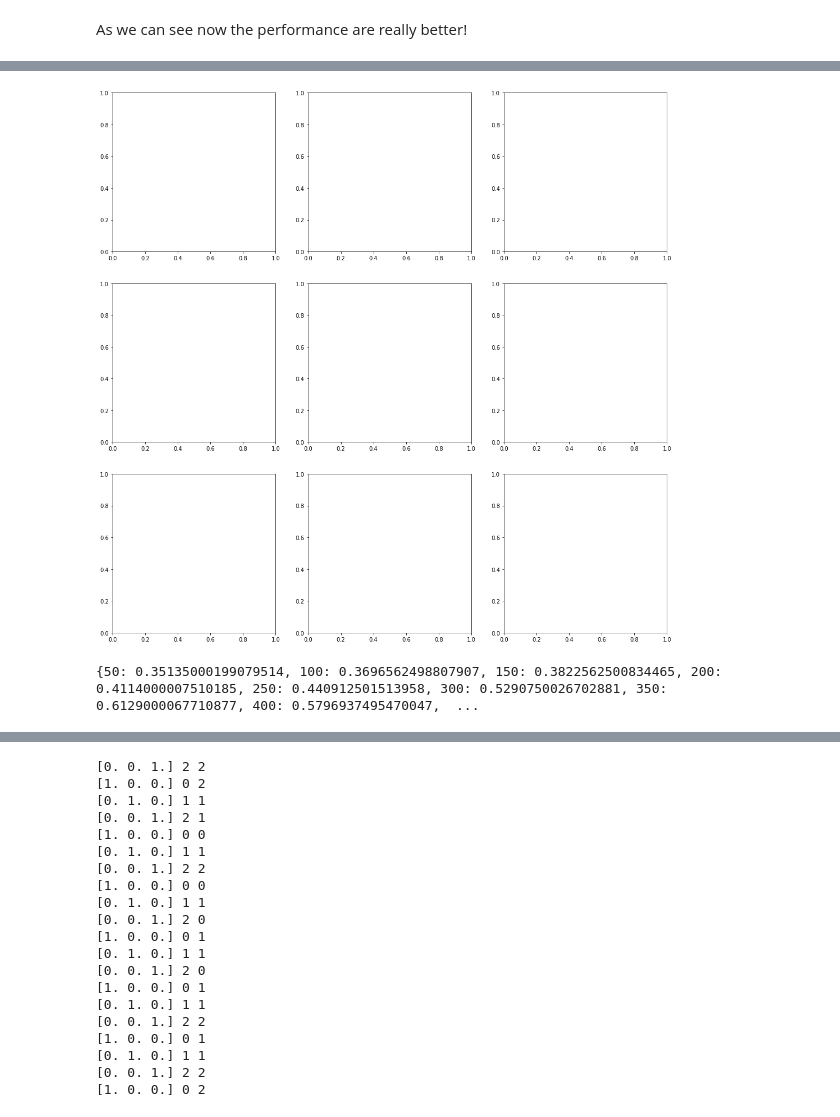
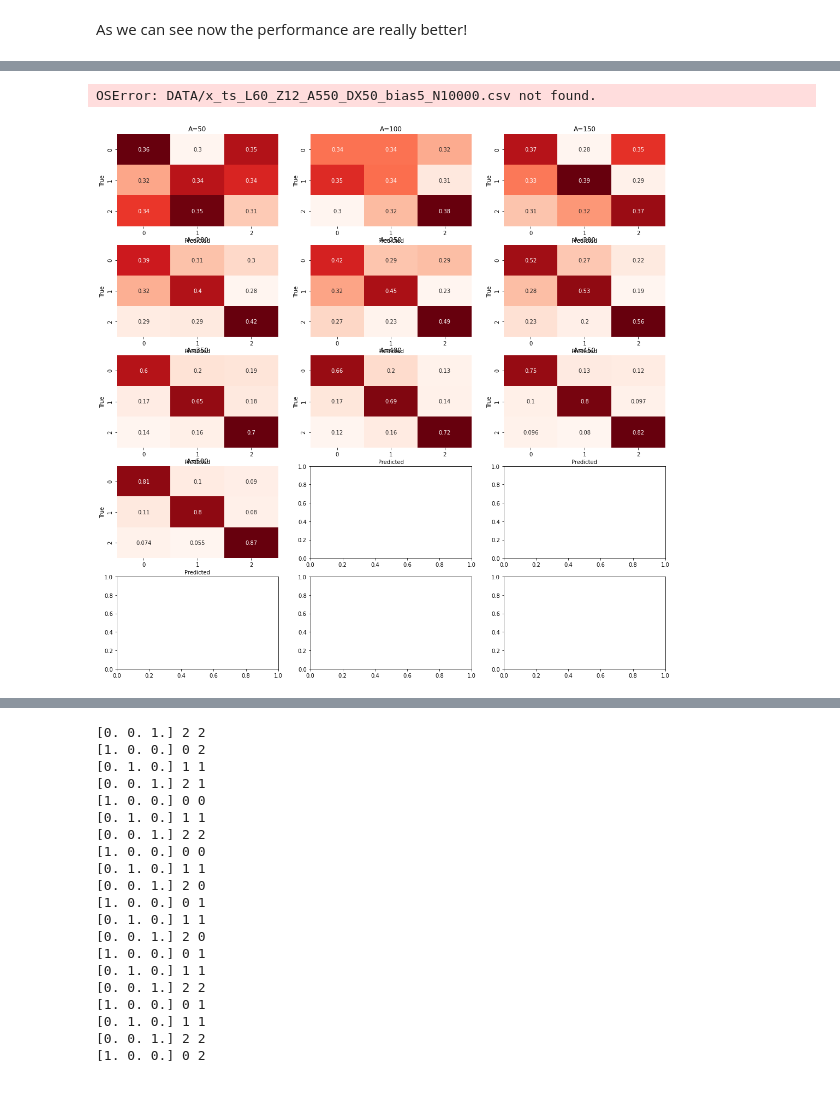
Before and after one commit to giuliacampesan/UniversityAssignments, a Jupyter notebook: 03_week/LoCPdown_Exercise3.ipynb, the cells around one changed output, grey strips where cells are left out. Saved outputs shown, nothing was run; the diff lists cells and outputs as text; code cells hidden in the pictures.

```diff
--- a/03_week/LoCPdown_Exercise3.ipynb
+++ b/03_week/LoCPdown_Exercise3.ipynb
@@ -187,16 +195,30 @@ plt.show()
-# %%
-fig, ((ax0,ax1,ax2),(ax3,ax4,ax5),(ax6,ax7,ax8)) = plt.subplots(3, 3, figsize=(18,18))
-axs = [ax0,ax1,ax2,ax3,ax4,ax5,ax6,ax7,ax8]
-# %% [output]
-[figure, removed]
 # %%
 from tqdm import tqdm
 
-Ass = np.arange(50,500,50)
+fig, ax = plt.subplots(5, 3, figsize=(18,18))
+As = np.arange(50,550,50)
 scores = {}
-idx = 0
-for a in tqdm(Ass):
-    str0 = f'ts_L60_Z12_A{a}_DX50_bias5_N10000'
+
+for a in tqdm(range(len((As)))):
+
+    #if statements to define the grid for the subplots
+    if a < 3:
+        i = 0
+        j = a
+    elif a < 6:
+        i = 1
+        j = a-3
+    elif a < 9:
+        i = 2
+        j = a-6
+    elif a < 12:
+        i = 3
+        j = a-9
+    elif a < 15:
+        i = 4
+        j = a-12
+
+    str0 = f'ts_L60_Z12_A{As[a]}_DX50_bias5_N10000'
     fnamex = 'DATA/x_'+str0+'.csv'
     fnamey = 'DATA/y_'+str0+'.csv'
 
@@ -213,41 +235,50 @@ for a in tqdm(Ass):
     N_categ = np.max(categ)+1
     y = np.zeros((N,N_categ))
     for n in range(N):
         y[n][categ[n]] = 1
 
     perc_train = 0.8
     N_train = int(N*perc_train)
     N_val = N - N_train
 
     x_train, y_train = x[:N_train], y[:N_train]
     x_val, y_val = x[N_train:], y[N_train:]
 
     L = len(x[0])
 
     x_train = x_train.reshape(x_train.shape[0],L,1)
     x_val = x_val.reshape(x_val.shape[0],L,1)
     input_shape = (L,1)
 
-
-
+    #at each step of the for loop we recover the initial weights in order to start always from the same model
     model.load_weights('initial.h5')
-    fit = model.fit(x_train, y_train, batch_size=batch_size, epochs=epochs,
-                    validation_data = (x_val,y_val), verbose = 0)
-    scores[a] = np.mean(fit.history['accuracy'][-20:])
+    fit = model.fit(x_train,
+                    y_train,
+                    batch_size = batch_size,
+                    epochs = epochs,
+                    validation_data = (x_val,y_val),
+                    verbose = 0
+                   )
+    scores[As[a]] = np.mean(fit.history['accuracy'][-20:])
 
     y_pred_val  = model.predict(x_val)
     max_y_pred_val = np.argmax(y_pred_val, axis=1)
     max_y_val = np.argmax(y_val, axis=1)
     confusion_Oz = confusion_matrix(max_y_pred_val,max_y_val, normalize='true')
 
-    ax = axs[idx]
-    g = sns.heatmap(confusion_Oz, annot = True, cmap = plt.cm.Reds, cbar=False, fmt = '.2g', ax=ax)
+    g = sns.heatmap(confusion_Oz,
+                    annot = True,
+                    cmap = plt.cm.Reds,
+                    cbar = False,
+                    fmt = '.2g',
+                    ax = ax[i][j]
+                   )
     g.set_ylabel('True')
     g.set_xlabel('Predicted')
-    g.set_title(f'A={a}')
+    g.set_title(f'A={As[a]}')
 
-    idx += 1
-
+plt.show()
 print(scores)
 # %% [output]
-{50: 0.35135000199079514, 100: 0.3696562498807907, 150: 0.3822562500834465, 200: 0.4114000007510185, 250: 0.440912501513958, 300: 0.5290750026702881, 350: 0.6129000067710877, 400: 0.5796937495470047,  ...
+OSError: DATA/x_ts_L60_Z12_A550_DX50_bias5_N10000.csv not found.
+[figure, added]
```
Also changed, not shown: parts of 12 cells of this notebook.
